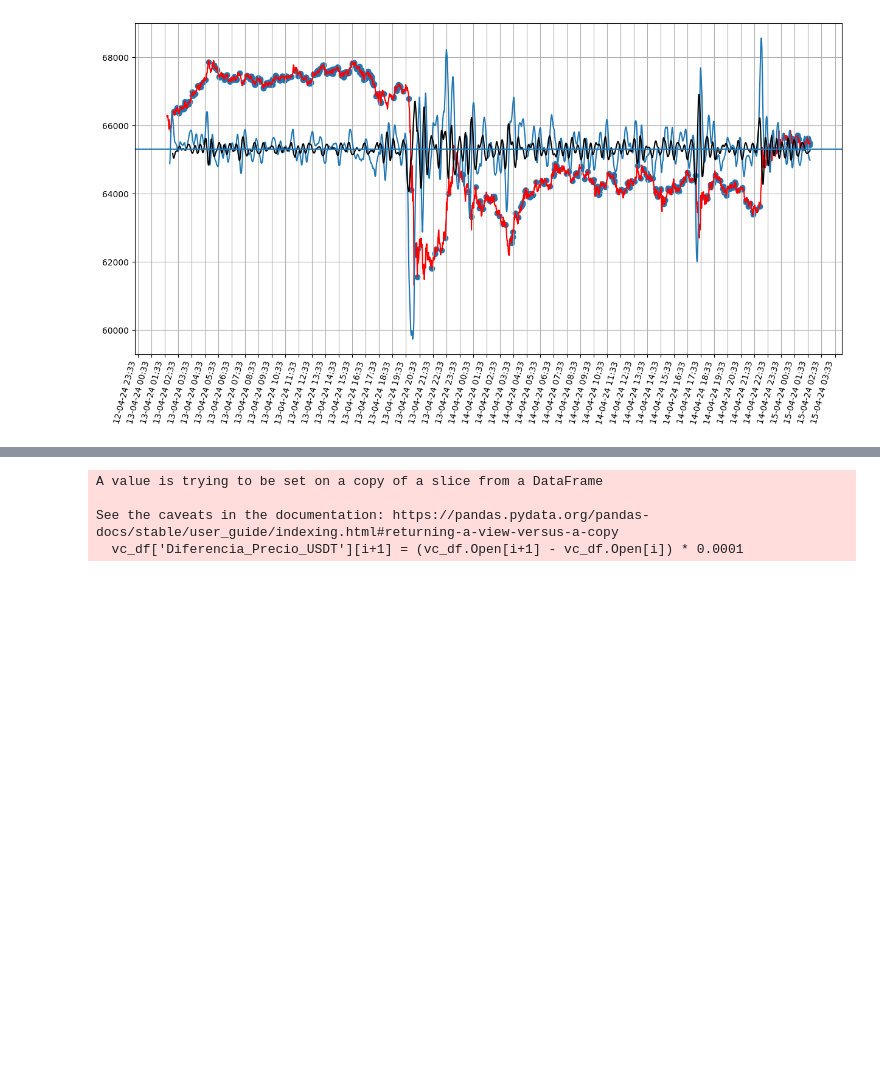
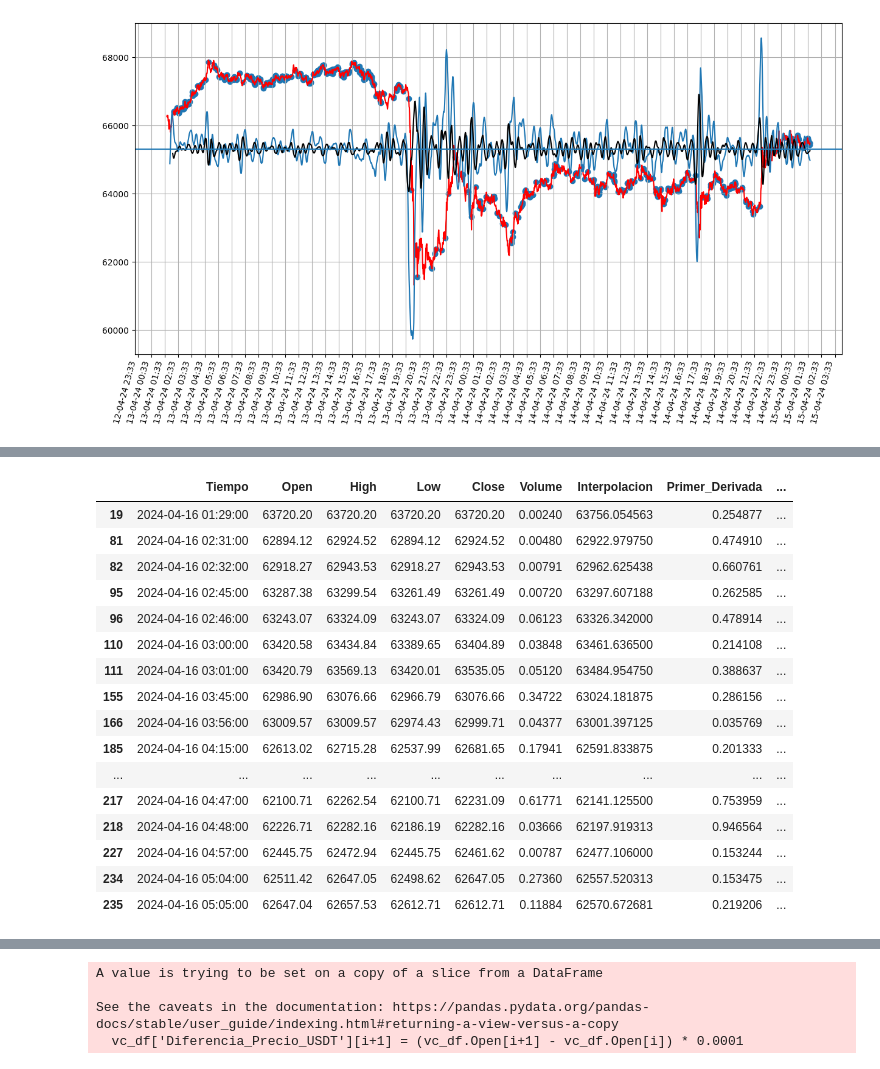
Before and after one commit to Tinmarian/tradingbot, a Jupyter notebook: cristian/scripts/analisis_estrategia_histdata.ipynb, the cells around one changed output, grey strips where cells are left out. Cells and saved outputs as stored; diff of their text form; code cells hidden in the pictures; blank space fills up the shorter version.

```diff
--- a/cristian/scripts/analisis_estrategia_histdata.ipynb
+++ b/cristian/scripts/analisis_estrategia_histdata.ipynb
@@ -256,3 +260,23 @@ plt.show()
+# %%
+recent_data[(recent_data.sell_buy_side == 1) & (recent_data.sdi_updown == 1) & (recent_data.pdi_updown == 1)]
+# %% [output]
+|  | Tiempo | Open | High | Low | Close | Volume | Interpolacion | Primer_Derivada | ... |
+| 19 | 2024-04-16 01:29:00 | 63720.20 | 63720.20 | 63720.20 | 63720.20 | 0.00240 | 63756.054563 | 0.254877 | ... |
+| 81 | 2024-04-16 02:31:00 | 62894.12 | 62924.52 | 62894.12 | 62924.52 | 0.00480 | 62922.979750 | 0.474910 | ... |
+| 82 | 2024-04-16 02:32:00 | 62918.27 | 62943.53 | 62918.27 | 62943.53 | 0.00791 | 62962.625438 | 0.660761 | ... |
+| 95 | 2024-04-16 02:45:00 | 63287.38 | 63299.54 | 63261.49 | 63261.49 | 0.00720 | 63297.607188 | 0.262585 | ... |
+| 96 | 2024-04-16 02:46:00 | 63243.07 | 63324.09 | 63243.07 | 63324.09 | 0.06123 | 63326.342000 | 0.478914 | ... |
+| 110 | 2024-04-16 03:00:00 | 63420.58 | 63434.84 | 63389.65 | 63404.89 | 0.03848 | 63461.636500 | 0.214108 | ... |
+| 111 | 2024-04-16 03:01:00 | 63420.79 | 63569.13 | 63420.01 | 63535.05 | 0.05120 | 63484.954750 | 0.388637 | ... |
+| 155 | 2024-04-16 03:45:00 | 62986.90 | 63076.66 | 62966.79 | 63076.66 | 0.34722 | 63024.181875 | 0.286156 | ... |
+| 166 | 2024-04-16 03:56:00 | 63009.57 | 63009.57 | 62974.43 | 62999.71 | 0.04377 | 63001.397125 | 0.035769 | ... |
+| 185 | 2024-04-16 04:15:00 | 62613.02 | 62715.28 | 62537.99 | 62681.65 | 0.17941 | 62591.833875 | 0.201333 | ... |
+| ... | ... | ... | ... | ... | ... | ... | ... | ... | ... |
+| 217 | 2024-04-16 04:47:00 | 62100.71 | 62262.54 | 62100.71 | 62231.09 | 0.61771 | 62141.125500 | 0.753959 | ... |
+| 218 | 2024-04-16 04:48:00 | 62226.71 | 62282.16 | 62186.19 | 62282.16 | 0.03666 | 62197.919313 | 0.946564 | ... |
+| 227 | 2024-04-16 04:57:00 | 62445.75 | 62472.94 | 62445.75 | 62461.62 | 0.00787 | 62477.106000 | 0.153244 | ... |
+| 234 | 2024-04-16 05:04:00 | 62511.42 | 62647.05 | 62498.62 | 62647.05 | 0.27360 | 62557.520313 | 0.153475 | ... |
+| 235 | 2024-04-16 05:05:00 | 62647.04 | 62657.53 | 62612.71 | 62612.71 | 0.11884 | 62570.672681 | 0.219206 | ... |
 # %%
 recent_data[-600:]
 # %% [output]
```
Also changed, not shown: parts of 2 cells of this notebook, 2 other files.
